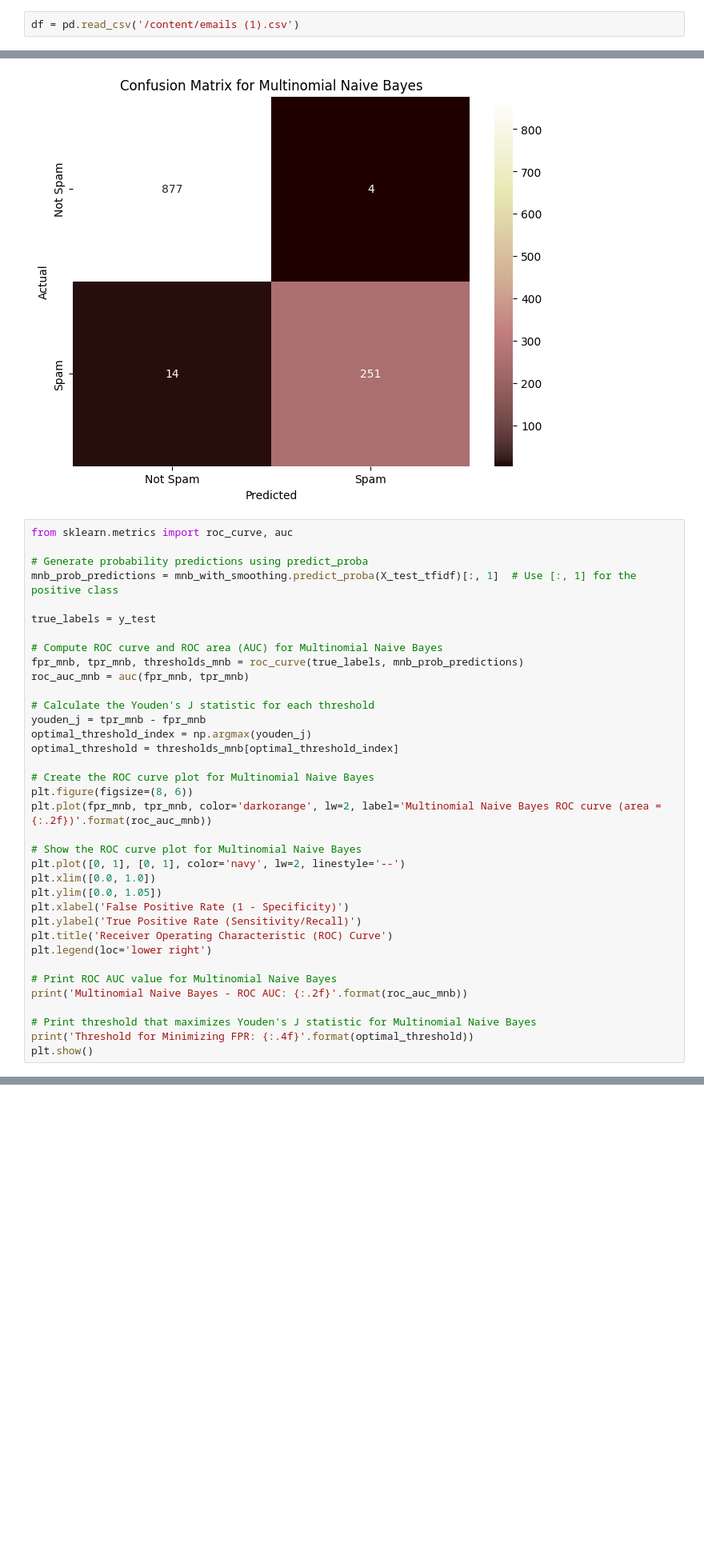
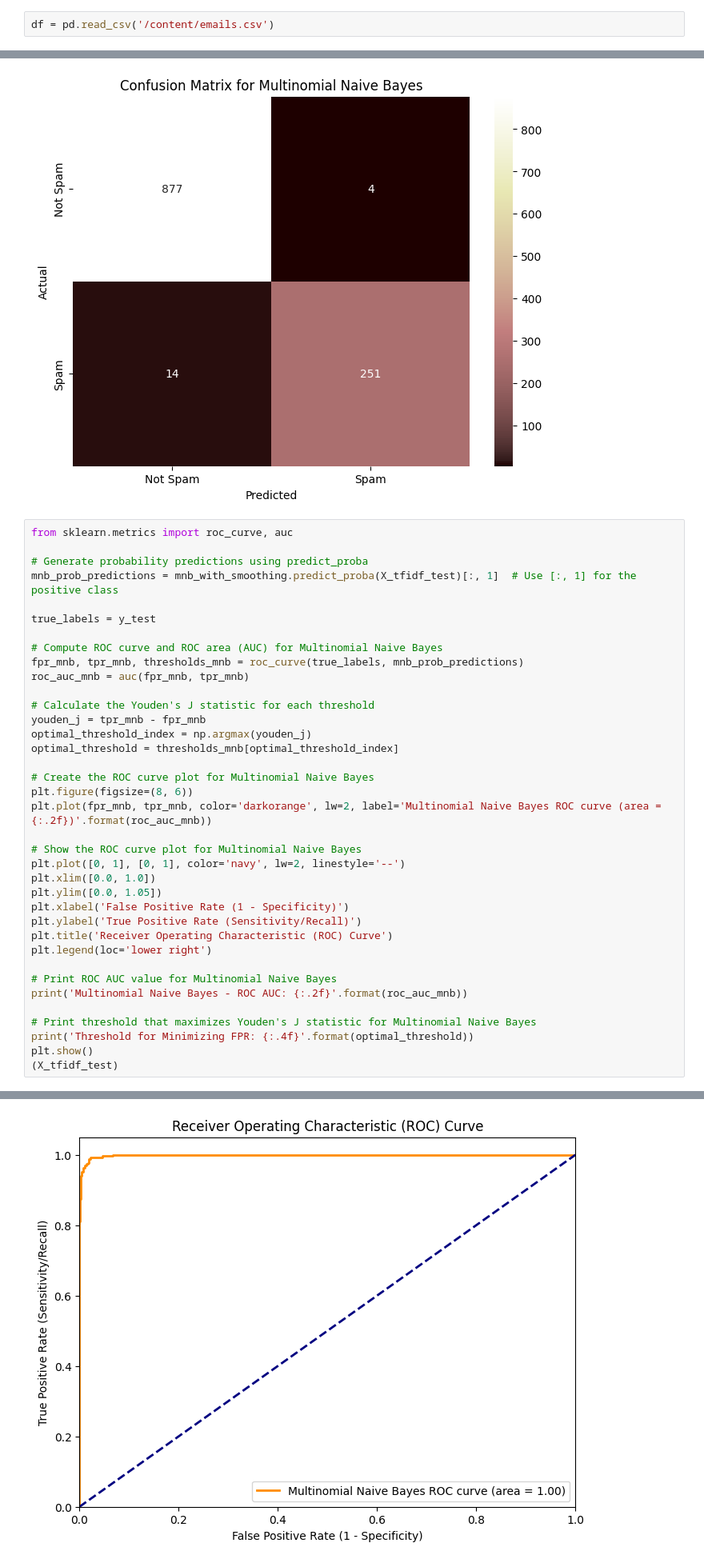
Before and after one commit to victorjoseij/1st-trimester, a Jupyter notebook: 2348570_lab8.ipynb, the cells around one changed output, grey strips where cells are left out. Shown: that part at 80% size. Cells and saved outputs as stored; diff of their text form; blank space fills up the shorter version.

```diff
--- a/2348570_lab8.ipynb
+++ b/2348570_lab8.ipynb
@@ -6,7 +6,7 @@ import numpy as np
 import matplotlib.pyplot as plt
 import seaborn as sns
 # %%
-df = pd.read_csv('/content/emails (1).csv')
+df = pd.read_csv('/content/emails.csv')
 # %%
 df.shape
 # %% [output]
@@ -144,7 +144,7 @@ plt.show()
 from sklearn.metrics import roc_curve, auc
 
 # Generate probability predictions using predict_proba
-mnb_prob_predictions = mnb_with_smoothing.predict_proba(X_test_tfidf)[:, 1]  # Use [:, 1] for the positive class
+mnb_prob_predictions = mnb_with_smoothing.predict_proba(X_tfidf_test)[:, 1]  # Use [:, 1] for the positive class
 
 true_labels = y_test
 
@@ -176,4 +176,5 @@ print('Multinomial Naive Bayes - ROC AUC: {:.2f}'.format(roc_auc_mnb))
 # Print threshold that maximizes Youden's J statistic for Multinomial Naive Bayes
 print('Threshold for Minimizing FPR: {:.4f}'.format(optimal_threshold))
 plt.show()
+(X_tfidf_test)
 # %% [output]
@@ -180,0 +183 @@ NameError: ignored
+[figure, added]
```
Also changed, not shown: parts of 6 cells of this notebook.
